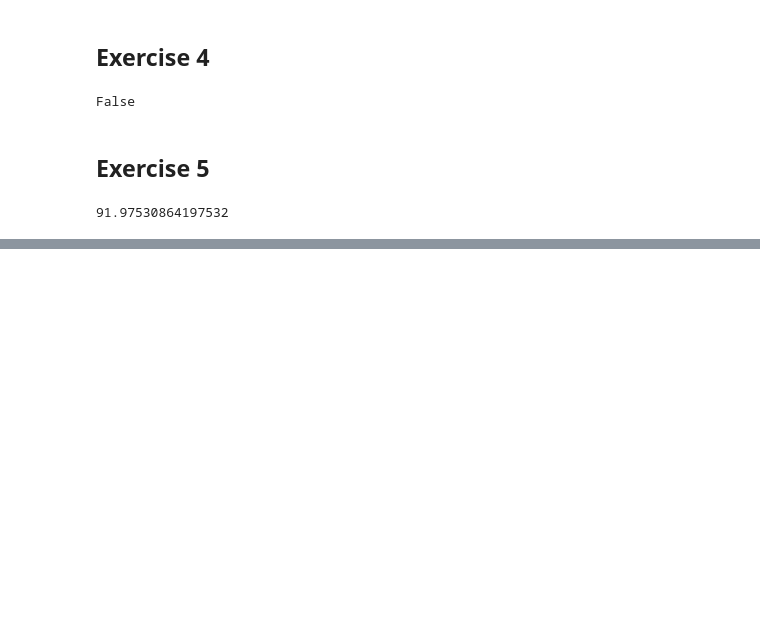
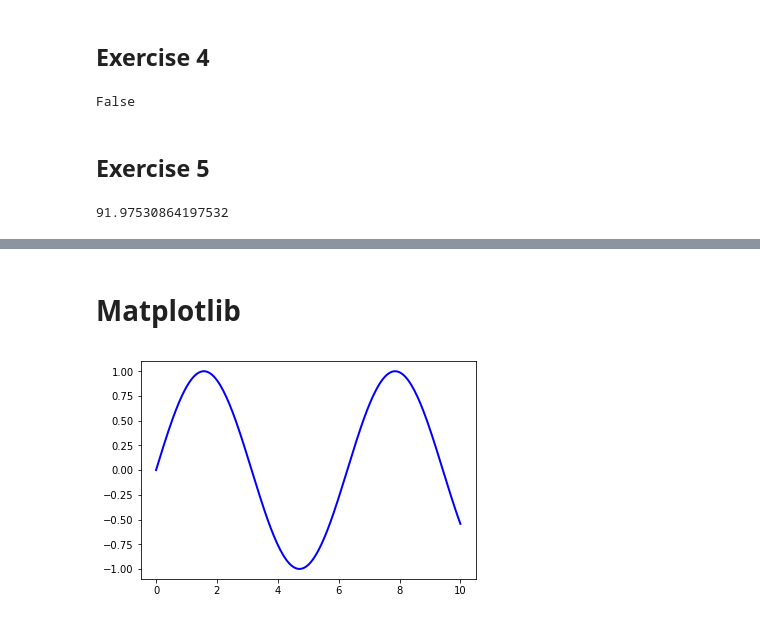
Before and after one commit to hyikuan/GrowthTheory, a Jupyter notebook: Introduction to Python.ipynb, the cells around one changed output, grey strips where cells are left out. Cells and saved outputs as stored; diff of their text form; code cells hidden in the pictures; blank space fills up the shorter version.

```diff
--- a/Introduction to Python.ipynb
+++ b/Introduction to Python.ipynb
@@ -219,0 +220,12 @@ linapprox(f, a, b, n, 4.5)
+# %% [markdown]
+# Matplotlib
+# %%
+import matplotlib.pyplot as plt
+import numpy as np
+fig, ax = plt.subplots()
+x = np.linspace(0, 10, 200)
+y = np.sin(x)
+ax.plot(x, y, 'b-', linewidth=2)
+plt.show()
+# %% [output]
+[figure, added]
```
Also changed, not shown: parts of 1 cell of this notebook, 1 other file.
